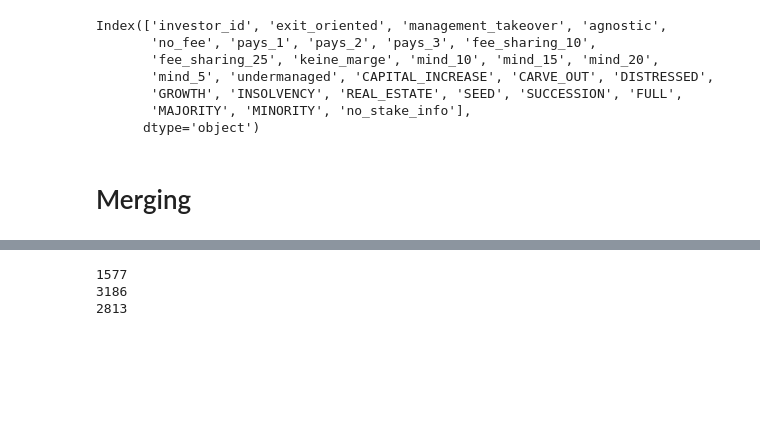
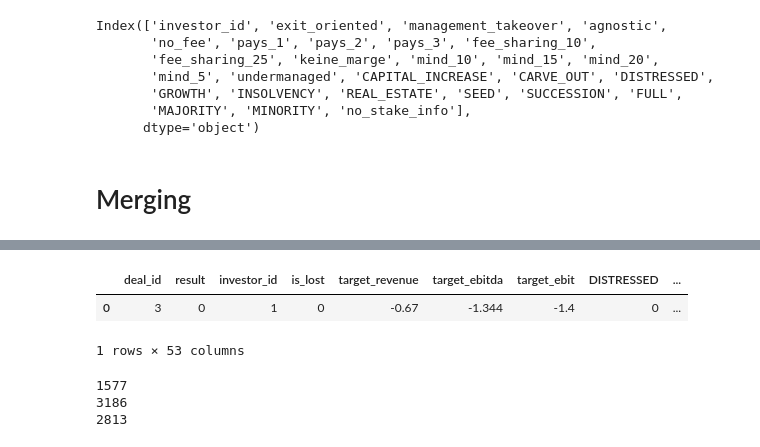
Before and after one commit to michabrz/DealMatch, a Jupyter notebook: notebooks/dataframes_merging_26Feb.ipynb, the cells around one changed output, grey strips where cells are left out. Saved outputs shown, nothing was run; the diff lists cells and outputs as text; code cells hidden in the pictures; blank space fills up the shorter version.

```diff
--- a/notebooks/dataframes_merging_26Feb.ipynb
+++ b/notebooks/dataframes_merging_26Feb.ipynb
@@ -294,3 +359,9 @@ deals_df
+# %%
+deals_df[deals_df['investor_id'] == 1]
+# %% [output]
+|  | deal_id | result | investor_id | is_lost | target_revenue | target_ebitda | target_ebit | DISTRESSED | ... |
+| 0 | 3 | 0 | 1 | 0 | -0.67 | -1.344 | -1.4 | 0 | ... |
+1 rows × 53 columns
 # %%
 print(deals_df.investor_id.nunique())
 print(profiles_df.investor_id.nunique())
```
Also changed, not shown: parts of 17 cells of this notebook, 2 other files.
